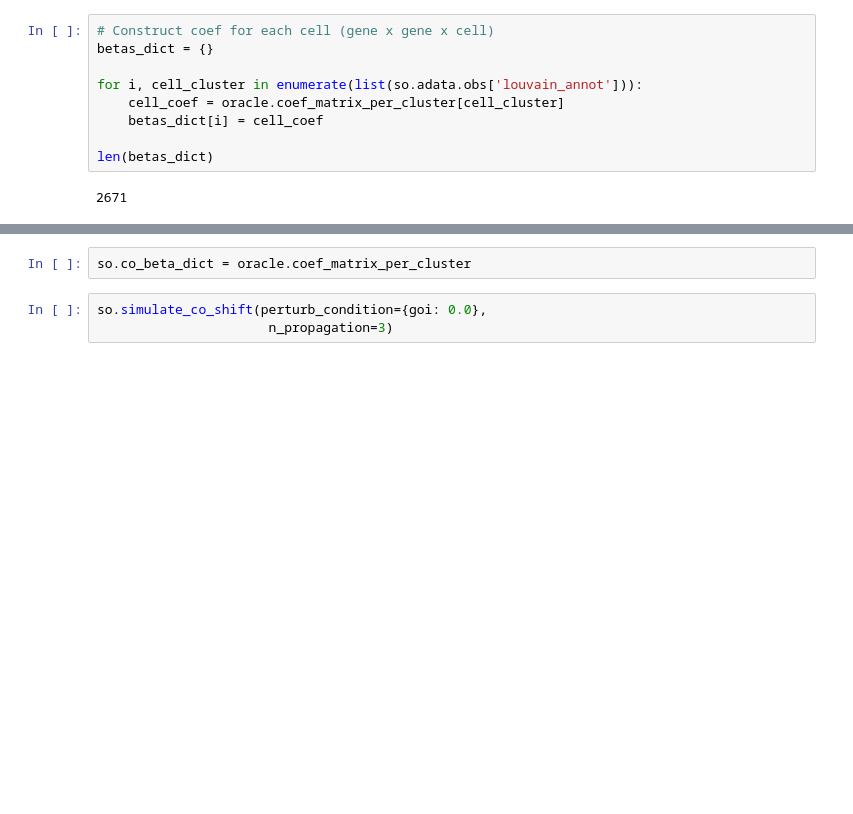
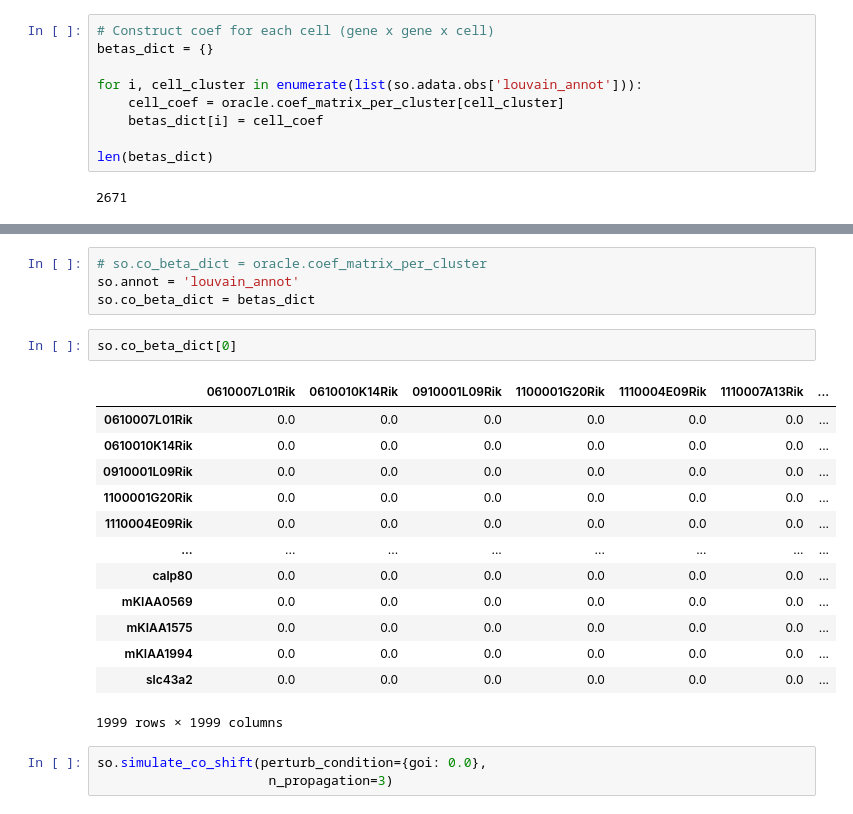
Before and after one commit to Koushul/SpaceOracle, a Jupyter notebook: notebooks/trajectory_co.ipynb, the cells around one changed output, grey strips where cells are left out. Saved outputs shown, nothing was run; the diff lists cells and outputs as text; blank space fills up the shorter version.

```diff
--- a/notebooks/trajectory_co.ipynb
+++ b/notebooks/trajectory_co.ipynb
@@ -127,5 +144,23 @@ oracle.coef_matrix_per_cluster
+# %%
+# so.co_beta_dict = oracle.coef_matrix_per_cluster
+so.annot = 'louvain_annot'
+so.co_beta_dict = betas_dict
 # %%
-so.co_beta_dict = oracle.coef_matrix_per_cluster
+so.co_beta_dict[0]
+# %% [output]
+|  | 0610007L01Rik | 0610010K14Rik | 0910001L09Rik | 1100001G20Rik | 1110004E09Rik | 1110007A13Rik | ... |
+| 0610007L01Rik | 0.0 | 0.0 | 0.0 | 0.0 | 0.0 | 0.0 | ... |
+| 0610010K14Rik | 0.0 | 0.0 | 0.0 | 0.0 | 0.0 | 0.0 | ... |
+| 0910001L09Rik | 0.0 | 0.0 | 0.0 | 0.0 | 0.0 | 0.0 | ... |
+| 1100001G20Rik | 0.0 | 0.0 | 0.0 | 0.0 | 0.0 | 0.0 | ... |
+| 1110004E09Rik | 0.0 | 0.0 | 0.0 | 0.0 | 0.0 | 0.0 | ... |
+| ... | ... | ... | ... | ... | ... | ... | ... |
+| calp80 | 0.0 | 0.0 | 0.0 | 0.0 | 0.0 | 0.0 | ... |
+| mKIAA0569 | 0.0 | 0.0 | 0.0 | 0.0 | 0.0 | 0.0 | ... |
+| mKIAA1575 | 0.0 | 0.0 | 0.0 | 0.0 | 0.0 | 0.0 | ... |
+| mKIAA1994 | 0.0 | 0.0 | 0.0 | 0.0 | 0.0 | 0.0 | ... |
+| slc43a2 | 0.0 | 0.0 | 0.0 | 0.0 | 0.0 | 0.0 | ... |
+1999 rows × 1999 columns
 # %%
 so.simulate_co_shift(perturb_condition={goi: 0.0},
                       n_propagation=3)
```
Also changed, not shown: parts of 5 cells of this notebook, 16 other files.
